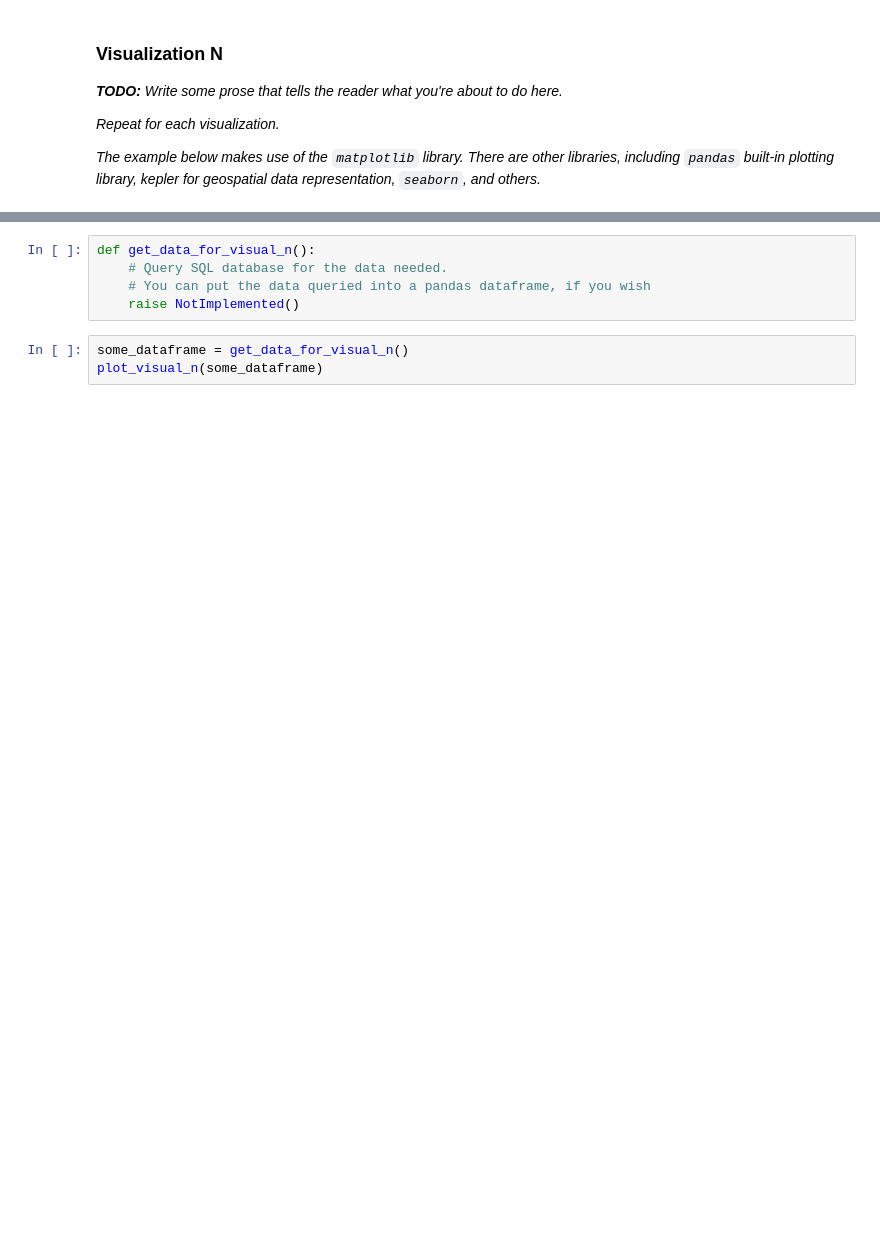
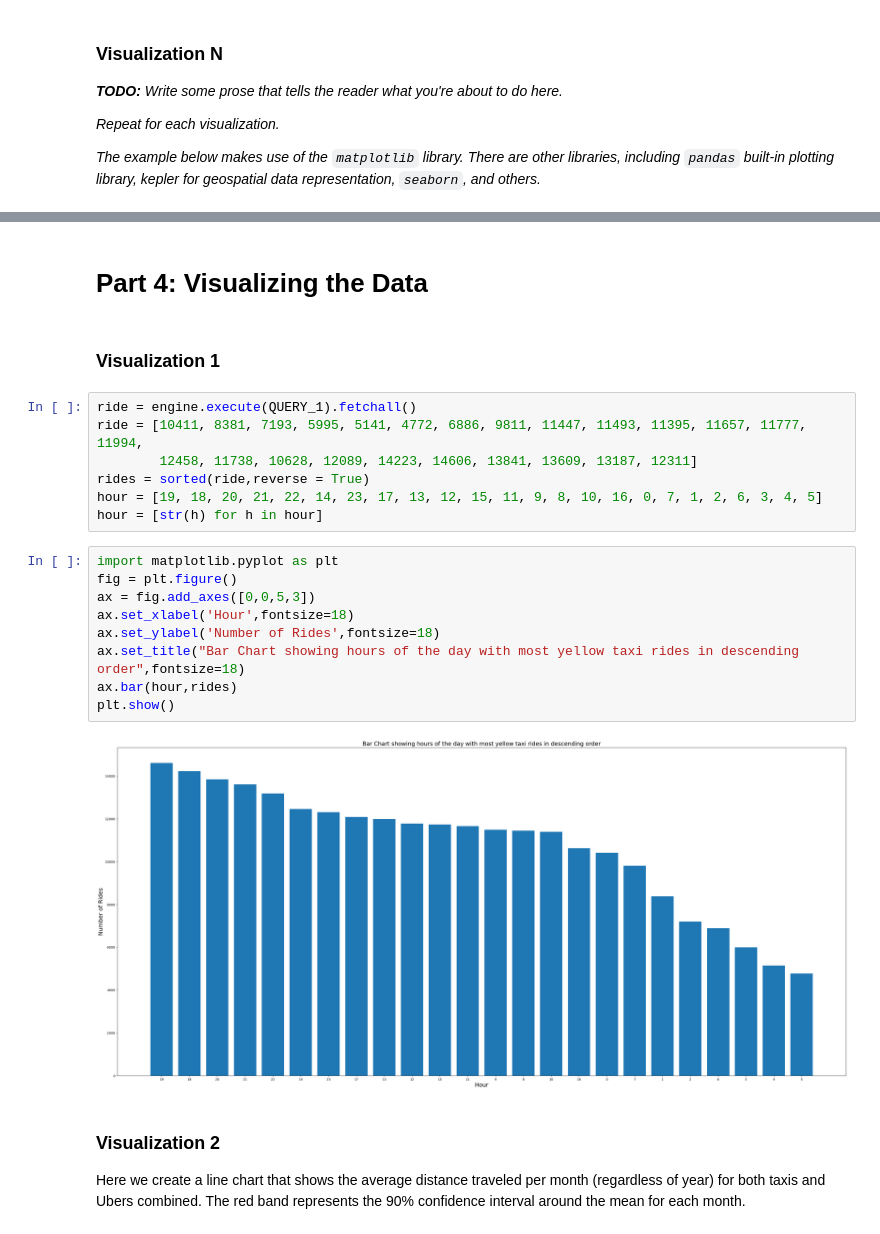
Before and after one commit to jfm2225/4501finalproject, a Jupyter notebook: project_notebook.ipynb, the cells around one changed output, grey strips where cells are left out. Saved outputs shown, nothing was run; the diff lists cells and outputs as text; blank space fills up the shorter version.

```diff
--- a/project_notebook.ipynb
+++ b/project_notebook.ipynb
@@ -1014,8 +1002,26 @@ def plot_visual_n(dataframe):
-# %%
-def get_data_for_visual_n():
-    # Query SQL database for the data needed.
-    # You can put the data queried into a pandas dataframe, if you wish
-    raise NotImplemented()
-# %%
-some_dataframe = get_data_for_visual_n()
-plot_visual_n(some_dataframe)
+# %% [markdown]
+# Part 4: Visualizing the Data
+# %% [markdown]
+### Visualization 1
+# %%
+ride = engine.execute(QUERY_1).fetchall()
+ride = [10411, 8381, 7193, 5995, 5141, 4772, 6886, 9811, 11447, 11493, 11395, 11657, 11777, 11994,
+        12458, 11738, 10628, 12089, 14223, 14606, 13841, 13609, 13187, 12311]
+rides = sorted(ride,reverse = True)
+hour = [19, 18, 20, 21, 22, 14, 23, 17, 13, 12, 15, 11, 9, 8, 10, 16, 0, 7, 1, 2, 6, 3, 4, 5]
+hour = [str(h) for h in hour]
+# %%
+import matplotlib.pyplot as plt
+fig = plt.figure()
+ax = fig.add_axes([0,0,5,3])
+ax.set_xlabel('Hour',fontsize=18)
+ax.set_ylabel('Number of Rides',fontsize=18)
+ax.set_title("Bar Chart showing hours of the day with most yellow taxi rides in descending order",fontsize=18)
+ax.bar(hour,rides)
+plt.show()
+# %% [output]
+[figure, added]
+# %% [markdown]
+### Visualization 2
+
+Here we create a line chart that shows the average distance traveled per month (regardless of year) for both taxis and Ubers combined. The red band represents the 90% confidence interval around the mean for each month.
```
Also changed, not shown: parts of 44 cells of this notebook.
